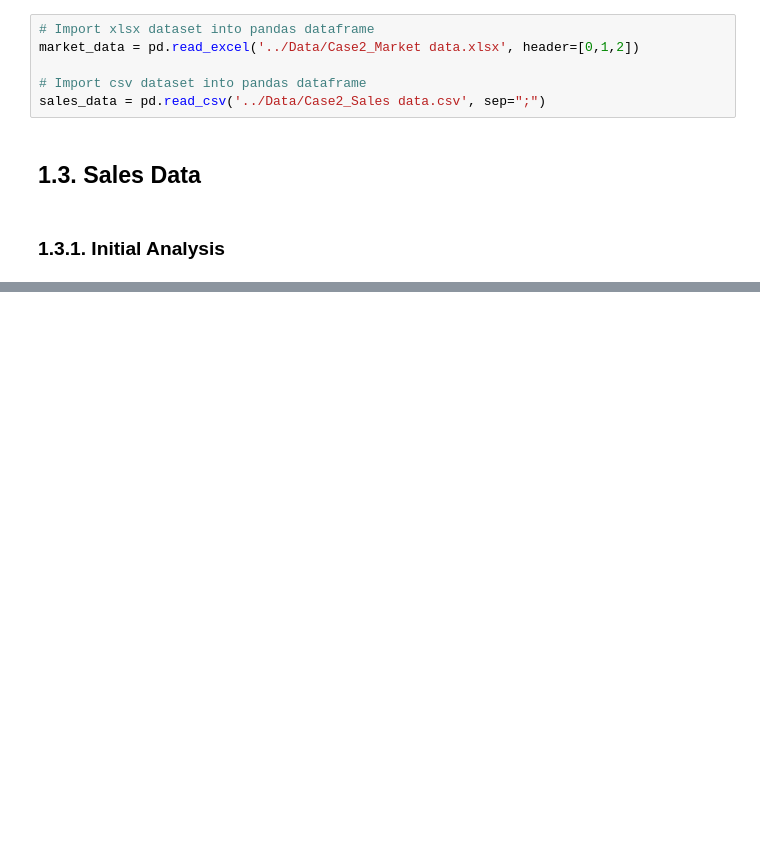
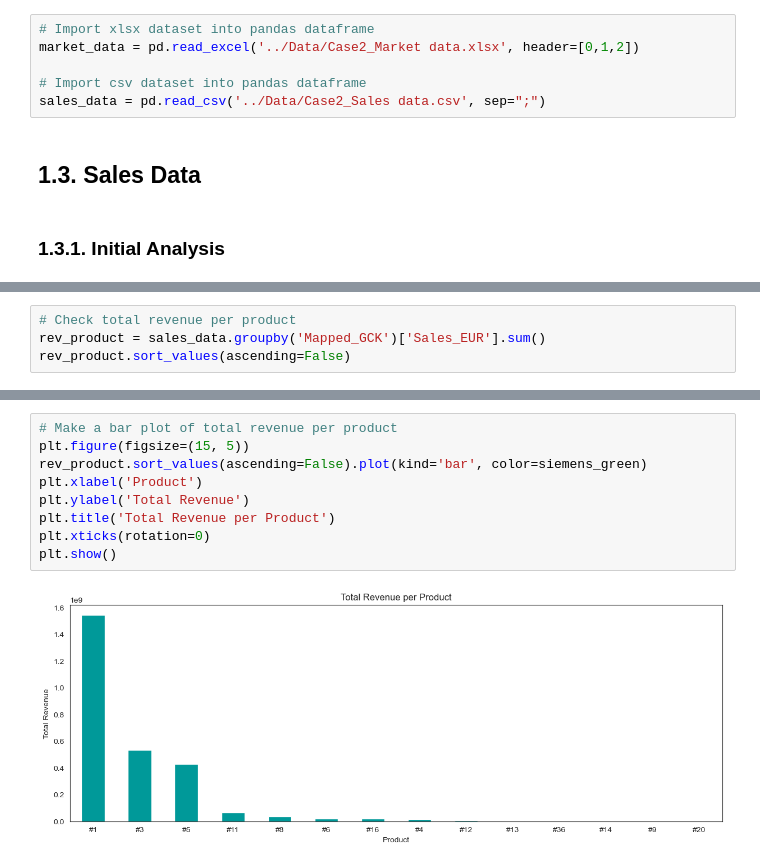
Before and after one commit to RubenCMarques/Case-2--Siemens-Sales-Forecast, a Jupyter notebook: Notebooks/Group_D_Source_Code.ipynb, the cells around one changed output, grey strips where cells are left out. Cells and saved outputs as stored; diff of their text form; blank space fills up the shorter version.

```diff
--- a/Notebooks/Group_D_Source_Code.ipynb
+++ b/Notebooks/Group_D_Source_Code.ipynb
@@ -91,0 +231,4 @@ sales_data = pd.read_csv('../Data/Case2_Sales data.csv', sep=";")
+# %%
+# Check total revenue per product
+rev_product = sales_data.groupby('Mapped_GCK')['Sales_EUR'].sum()
+rev_product.sort_values(ascending=False)
@@ -91,0 +252,11 @@ sales_data = pd.read_csv('../Data/Case2_Sales data.csv', sep=";")
+# %%
+# Make a bar plot of total revenue per product
+plt.figure(figsize=(15, 5))
+rev_product.sort_values(ascending=False).plot(kind='bar', color=siemens_green)
+plt.xlabel('Product')
+plt.ylabel('Total Revenue')
+plt.title('Total Revenue per Product')
+plt.xticks(rotation=0)
+plt.show()
+# %% [output]
+[figure, added]
```
Also changed, not shown: parts of 41 cells of this notebook.
